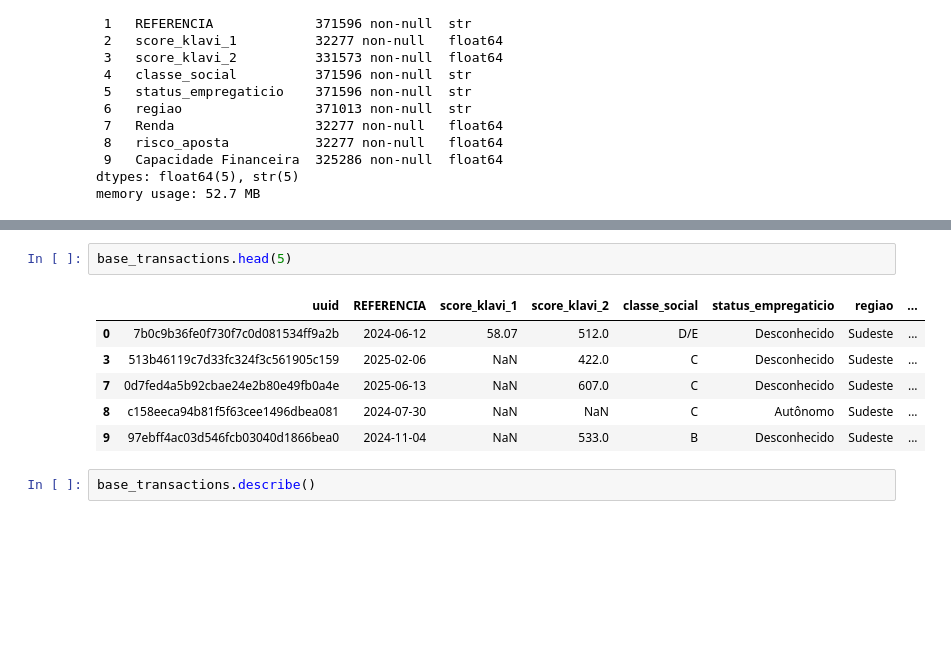
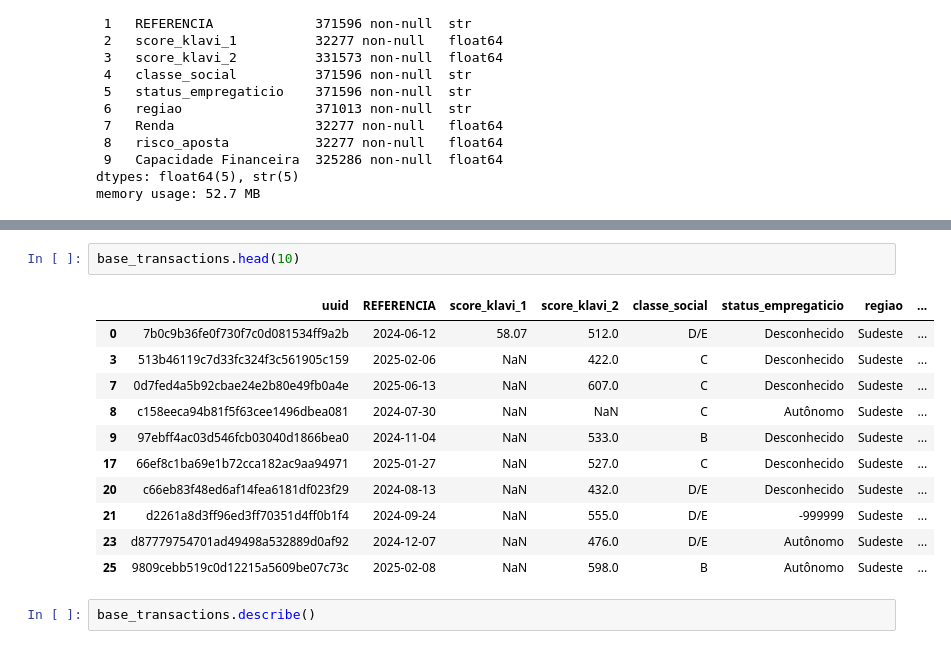
Before and after one commit to VTsilva/case_data_scientist_senior_klavi, a Jupyter notebook: Notebook_processo.ipynb, the cells around one changed output, grey strips where cells are left out. Cells and saved outputs as stored; diff of their text form; blank space fills up the shorter version.

```diff
--- a/Notebook_processo.ipynb
+++ b/Notebook_processo.ipynb
@@ -104,12 +115,17 @@ memory usage: 52.7 MB
 # %%
-base_transactions.head(5)
+base_transactions.head(10)
 # %% [output]
 |  | uuid | REFERENCIA | score_klavi_1 | score_klavi_2 | classe_social | status_empregaticio | regiao | ... |
 | 0 | 7b0c9b36fe0f730f7c0d081534ff9a2b | 2024-06-12 | 58.07 | 512.0 | D/E | Desconhecido | Sudeste | ... |
 | 3 | 513b46119c7d33fc324f3c561905c159 | 2025-02-06 | NaN | 422.0 | C | Desconhecido | Sudeste | ... |
 | 7 | 0d7fed4a5b92cbae24e2b80e49fb0a4e | 2025-06-13 | NaN | 607.0 | C | Desconhecido | Sudeste | ... |
 | 8 | c158eeca94b81f5f63cee1496dbea081 | 2024-07-30 | NaN | NaN | C | Autônomo | Sudeste | ... |
 | 9 | 97ebff4ac03d546fcb03040d1866bea0 | 2024-11-04 | NaN | 533.0 | B | Desconhecido | Sudeste | ... |
+| 17 | 66ef8c1ba69e1b72cca182ac9aa94971 | 2025-01-27 | NaN | 527.0 | C | Desconhecido | Sudeste | ... |
+| 20 | c66eb83f48ed6af14fea6181df023f29 | 2024-08-13 | NaN | 432.0 | D/E | Desconhecido | Sudeste | ... |
+| 21 | d2261a8d3ff96ed3ff70351d4ff0b1f4 | 2024-09-24 | NaN | 555.0 | D/E | -999999 | Sudeste | ... |
+| 23 | d87779754701ad49498a532889d0af92 | 2024-12-07 | NaN | 476.0 | D/E | Autônomo | Sudeste | ... |
+| 25 | 9809cebb519c0d12215a5609be07c73c | 2025-02-08 | NaN | 598.0 | B | Autônomo | Sudeste | ... |
 # %%
 base_transactions.describe()
 # %% [output]
```
Also changed, not shown: parts of 30 cells of this notebook.
